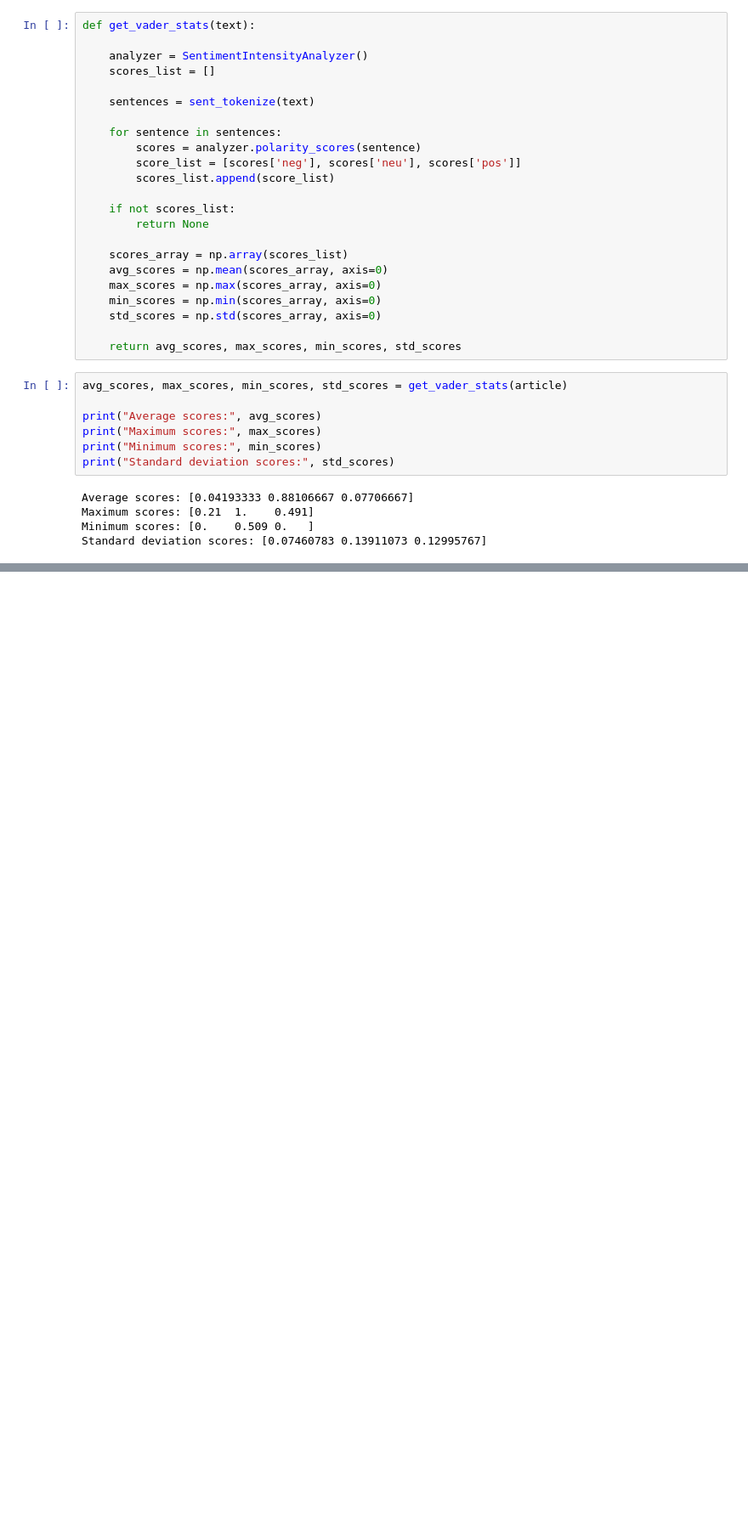
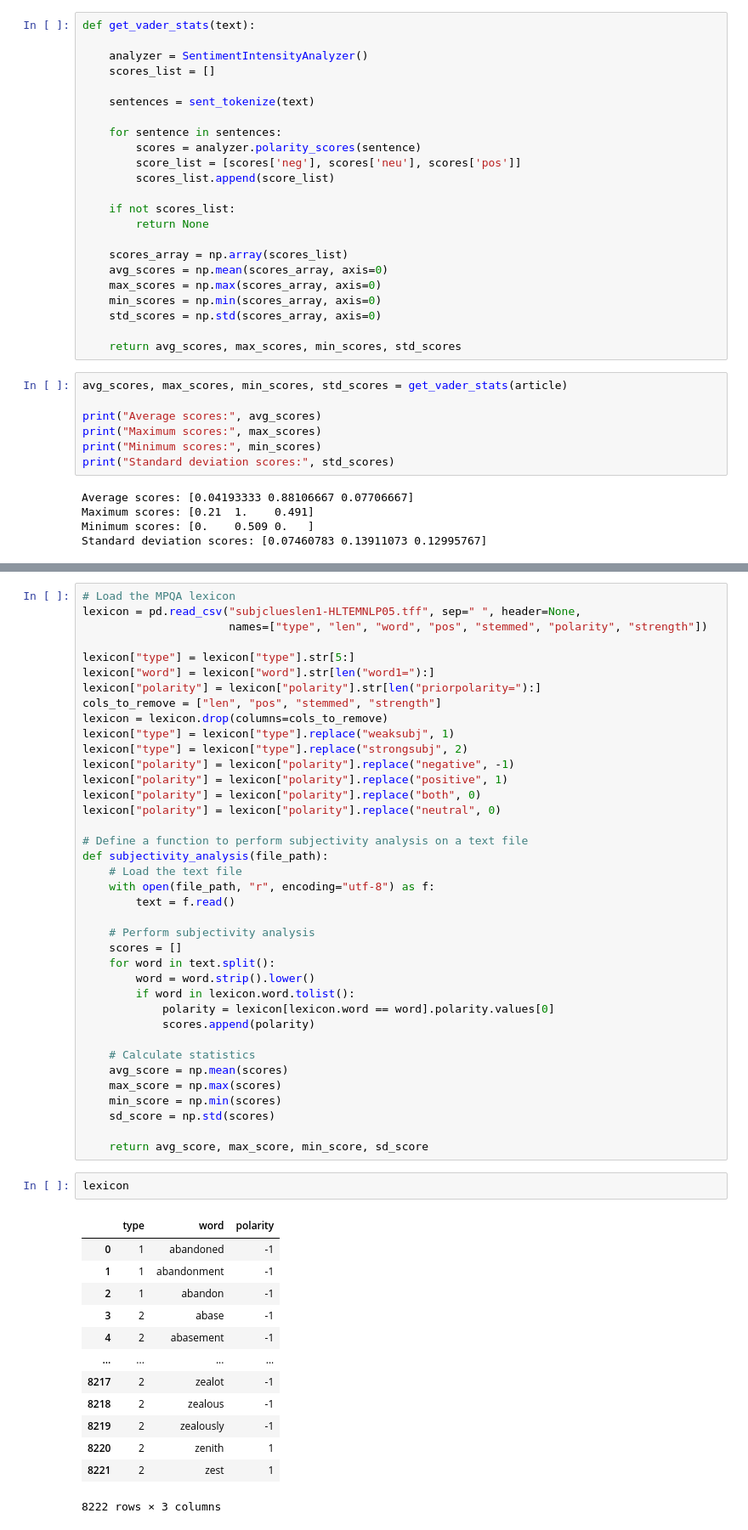
Before and after one commit to iamluirio/echo-chambers-news-aggregators, a Jupyter notebook: Code analysis/nlpNewsArticle.ipynb, the cells around one changed output, grey strips where cells are left out. Shown at 85% size. Drawn from its saved outputs; the diff is of its cells as text; blank space fills up the shorter version.

```diff
--- a/Code analysis/nlpNewsArticle.ipynb
+++ b/Code analysis/nlpNewsArticle.ipynb
@@ -456,0 +473,54 @@ Standard deviation scores: [0.07460783 0.13911073 0.12995767]
+# %%
+# Load the MPQA lexicon
+lexicon = pd.read_csv("subjclueslen1-HLTEMNLP05.tff", sep=" ", header=None,
+                      names=["type", "len", "word", "pos", "stemmed", "polarity", "strength"])
+
+lexicon["type"] = lexicon["type"].str[5:]
+lexicon["word"] = lexicon["word"].str[len("word1="):]
+lexicon["polarity"] = lexicon["polarity"].str[len("priorpolarity="):]
+cols_to_remove = ["len", "pos", "stemmed", "strength"]
+lexicon = lexicon.drop(columns=cols_to_remove)
+lexicon["type"] = lexicon["type"].replace("weaksubj", 1)
+lexicon["type"] = lexicon["type"].replace("strongsubj", 2)
+lexicon["polarity"] = lexicon["polarity"].replace("negative", -1)
+lexicon["polarity"] = lexicon["polarity"].replace("positive", 1)
+lexicon["polarity"] = lexicon["polarity"].replace("both", 0)
+lexicon["polarity"] = lexicon["polarity"].replace("neutral", 0)
+
+# Define a function to perform subjectivity analysis on a text file
+def subjectivity_analysis(file_path):
+    # Load the text file
+    with open(file_path, "r", encoding="utf-8") as f:
+        text = f.read()
+
+    # Perform subjectivity analysis
+    scores = []
+    for word in text.split():
+        word = word.strip().lower()
+        if word in lexicon.word.tolist():
+            polarity = lexicon[lexicon.word == word].polarity.values[0]
+            scores.append(polarity)
+
+    # Calculate statistics
+    avg_score = np.mean(scores)
+    max_score = np.max(scores)
+    min_score = np.min(scores)
+    sd_score = np.std(scores)
+
+    return avg_score, max_score, min_score, sd_score
+# %%
+lexicon
+# %% [output]
+|  | type | word | polarity |
+| 0 | 1 | abandoned | -1 |
+| 1 | 1 | abandonment | -1 |
+| 2 | 1 | abandon | -1 |
+| 3 | 2 | abase | -1 |
+| 4 | 2 | abasement | -1 |
+| ... | ... | ... | ... |
+| 8217 | 2 | zealot | -1 |
+| 8218 | 2 | zealous | -1 |
+| 8219 | 2 | zealously | -1 |
+| 8220 | 2 | zenith | 1 |
+| 8221 | 2 | zest | 1 |
+8222 rows × 3 columns
```
Also changed, not shown: parts of 8 cells of this notebook, 1 other file.
